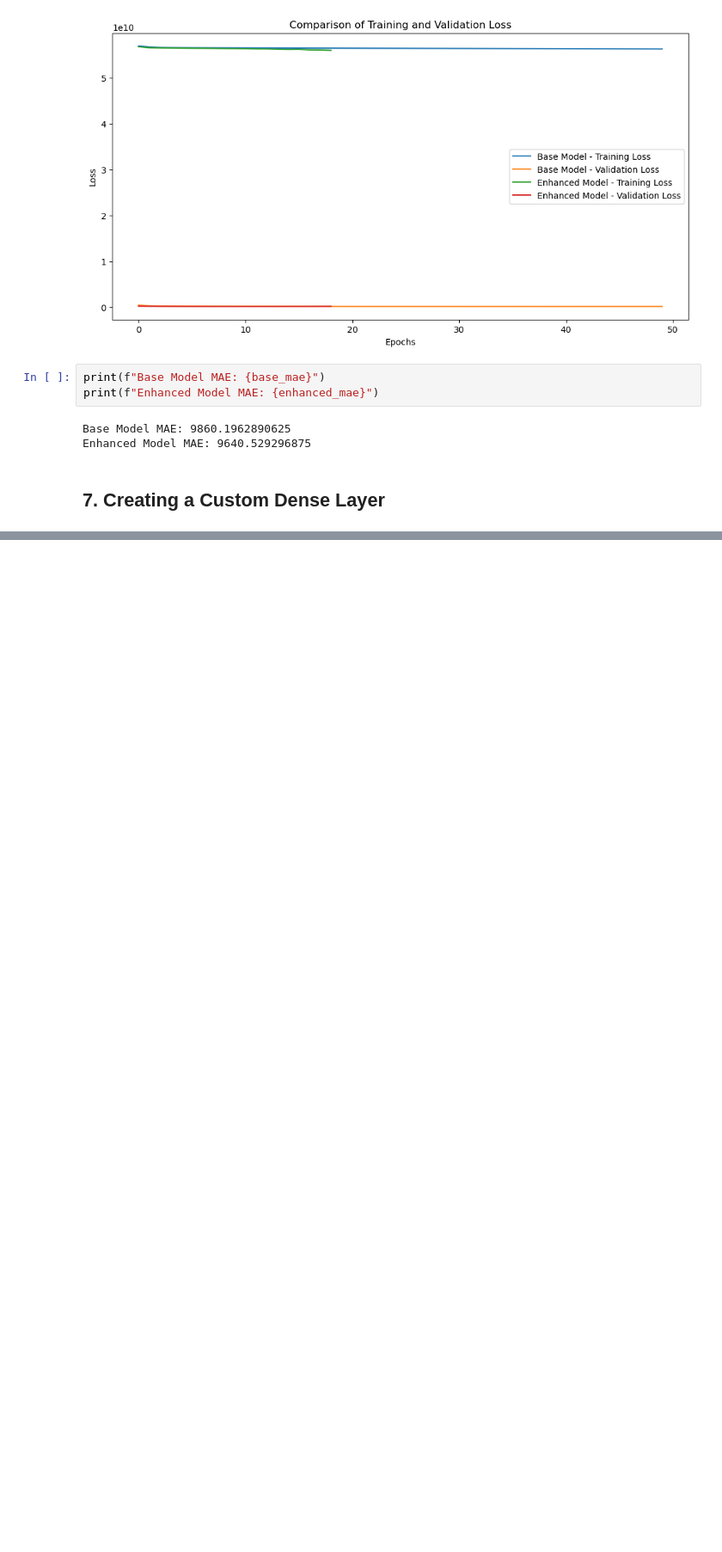
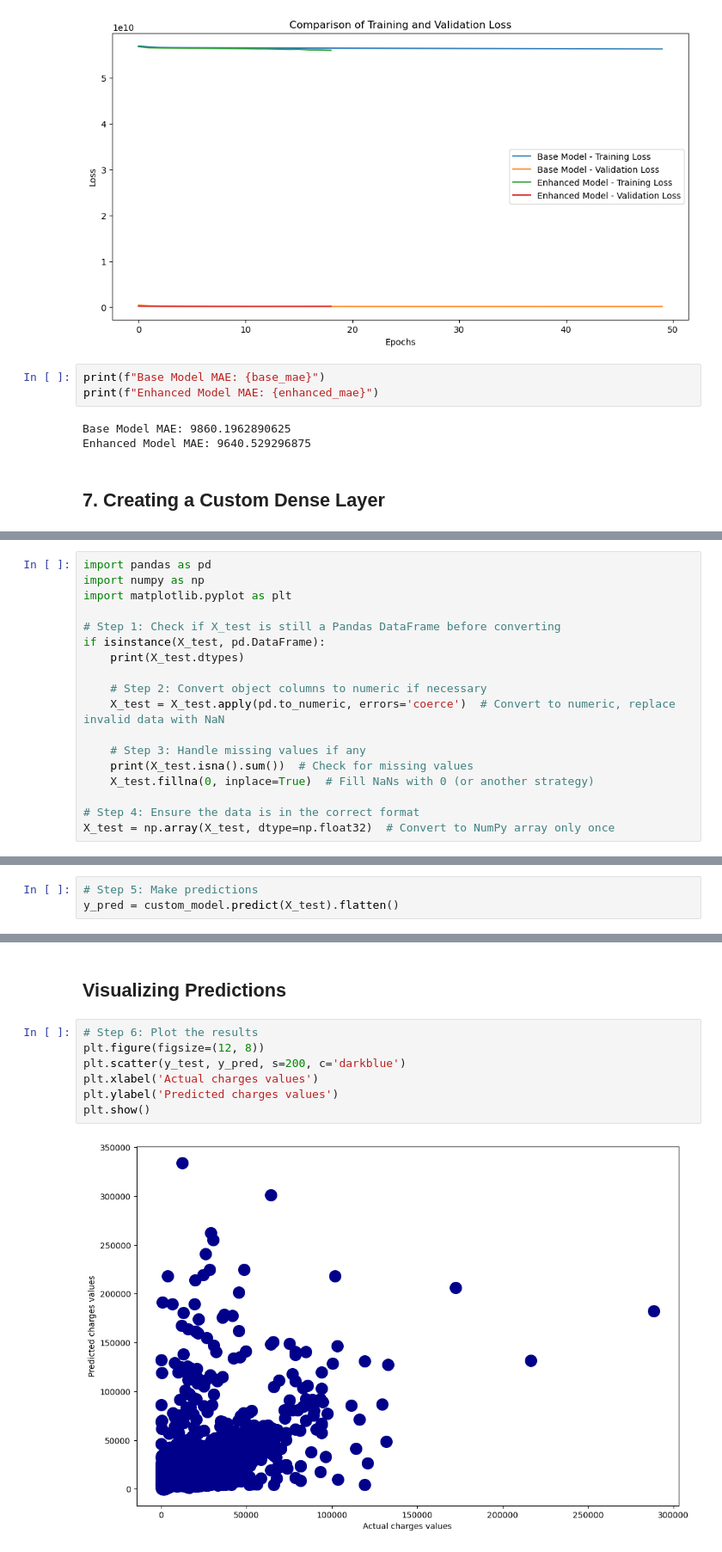
Before and after one commit to marielouisehanna/Machine_learning, a Jupyter notebook: CarPrice_2.ipynb, the cells around one changed output, grey strips where cells are left out. Shown: that part at 86% size. Drawn from its saved outputs; the diff is of its cells as text; blank space fills up the shorter version.

```diff
--- a/CarPrice_2.ipynb
+++ b/CarPrice_2.ipynb
@@ -364,0 +630,18 @@ class MyDense(layers.Layer):
+# %%
+import pandas as pd
+import numpy as np
+import matplotlib.pyplot as plt
+
+# Step 1: Check if X_test is still a Pandas DataFrame before converting
+if isinstance(X_test, pd.DataFrame):
+    print(X_test.dtypes)
+
+    # Step 2: Convert object columns to numeric if necessary
+    X_test = X_test.apply(pd.to_numeric, errors='coerce')  # Convert to numeric, replace invalid data with NaN
+
+    # Step 3: Handle missing values if any
+    print(X_test.isna().sum())  # Check for missing values
+    X_test.fillna(0, inplace=True)  # Fill NaNs with 0 (or another strategy)
+
+# Step 4: Ensure the data is in the correct format
+X_test = np.array(X_test, dtype=np.float32)  # Convert to NumPy array only once
@@ -364,0 +650,3 @@ class MyDense(layers.Layer):
+# %%
+# Step 5: Make predictions
+y_pred = custom_model.predict(X_test).flatten()
@@ -364,0 +655,11 @@ class MyDense(layers.Layer):
+# %% [markdown]
+## Visualizing Predictions
+# %%
+# Step 6: Plot the results
+plt.figure(figsize=(12, 8))
+plt.scatter(y_test, y_pred, s=200, c='darkblue')
+plt.xlabel('Actual charges values')
+plt.ylabel('Predicted charges values')
+plt.show()
+# %% [output]
+[figure, added]
```
Also changed, not shown: parts of 34 cells of this notebook, 2 other files.
